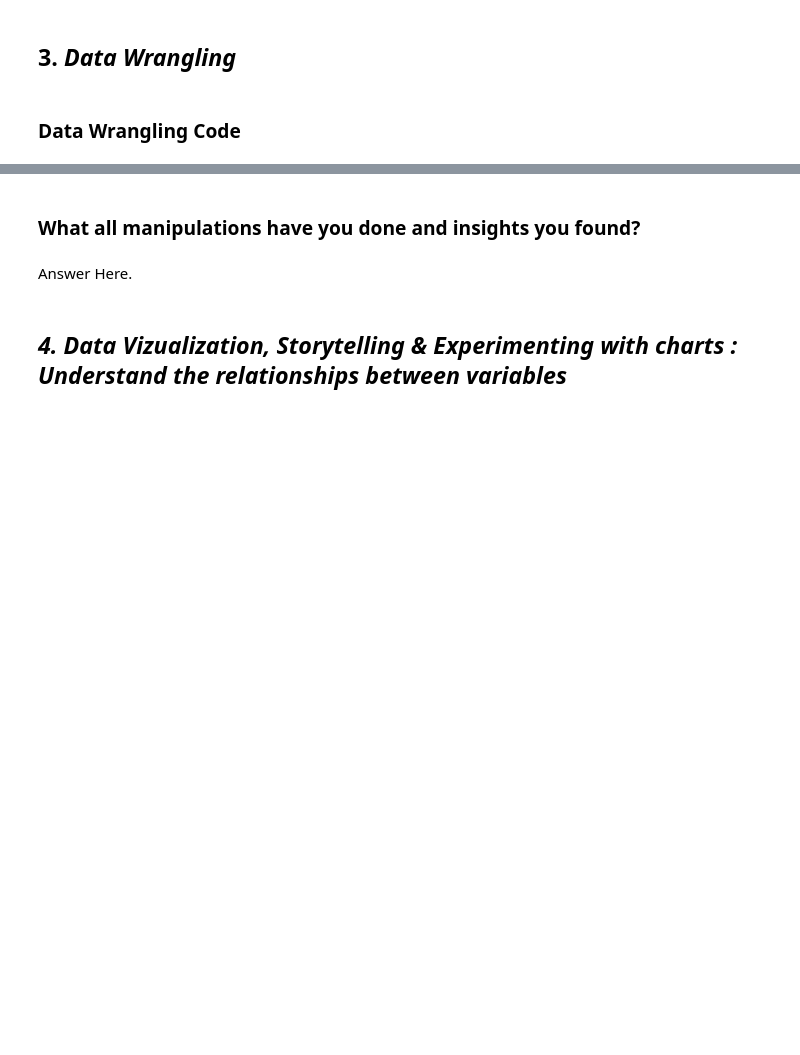
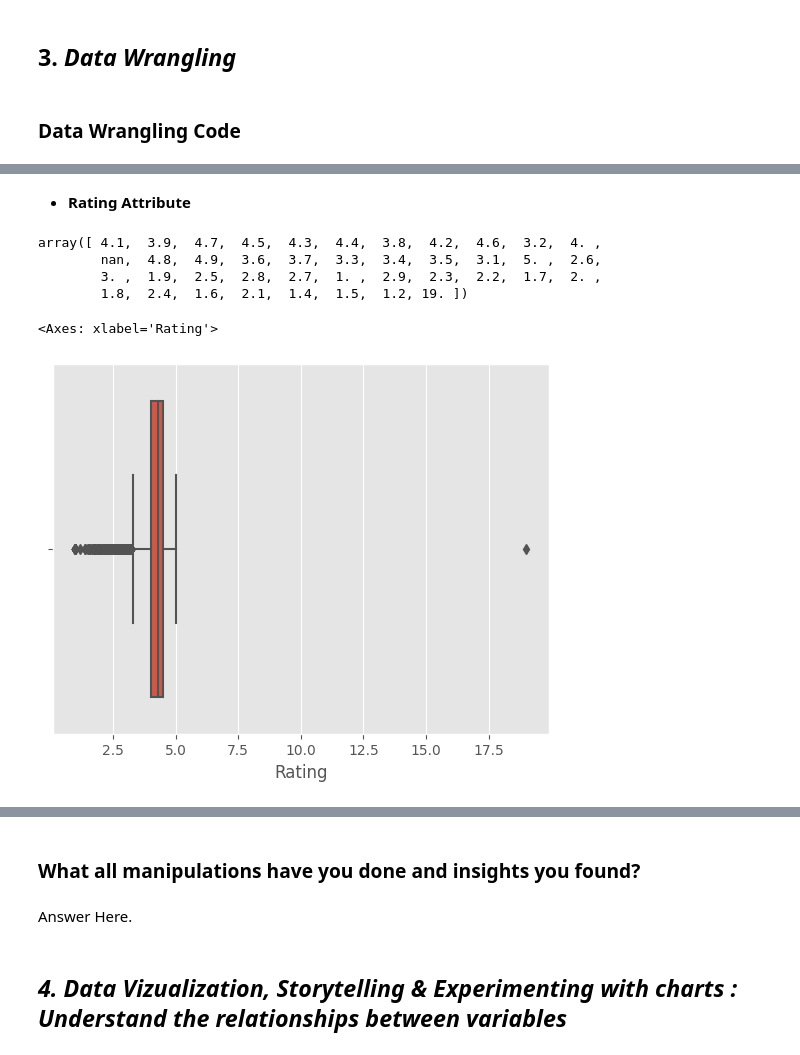
Before and after one commit to Abhinavyadav12827/Play-store-app-review-Exploratary-Data-Analysis, a Jupyter notebook: Abhinav_EDA_Notebook.ipynb, the cells around one changed output, grey strips where cells are left out. Cells and saved outputs as stored; diff of their text form; code cells hidden in the pictures; blank space fills up the shorter version.

```diff
--- a/Abhinav_EDA_Notebook.ipynb
+++ b/Abhinav_EDA_Notebook.ipynb
@@ -478,0 +589,7 @@ array(['Photo Editor & Candy Camera & Grid & ScrapBook',
+# %%
+# First we should create copies of our originals datasets.
+play_df=df_pd.copy()
+user_df=df_ur.copy()
+# %%
+# Let's Drop duplicates in the Playstore Dataset
+play_df.drop_duplicates(inplace=True)
@@ -478,0 +615,15 @@ array(['Photo Editor & Candy Camera & Grid & ScrapBook',
+# %% [markdown]
+* <b>Rating Attribute
+# %%
+play_df['Rating'].unique()
+# %% [output]
+array([ 4.1,  3.9,  4.7,  4.5,  4.3,  4.4,  3.8,  4.2,  4.6,  3.2,  4. ,
+        nan,  4.8,  4.9,  3.6,  3.7,  3.3,  3.4,  3.5,  3.1,  5. ,  2.6,
+        3. ,  1.9,  2.5,  2.8,  2.7,  1. ,  2.9,  2.3,  2.2,  1.7,  2. ,
+        1.8,  2.4,  1.6,  2.1,  1.4,  1.5,  1.2, 19. ])
+# %%
+#Checking for outliers in Rating column
+sns.boxplot(x='Rating',data=play_df)
+# %% [output]
+<Axes: xlabel='Rating'>
+[figure, added]
```
Also changed, not shown: parts of 25 cells of this notebook.
